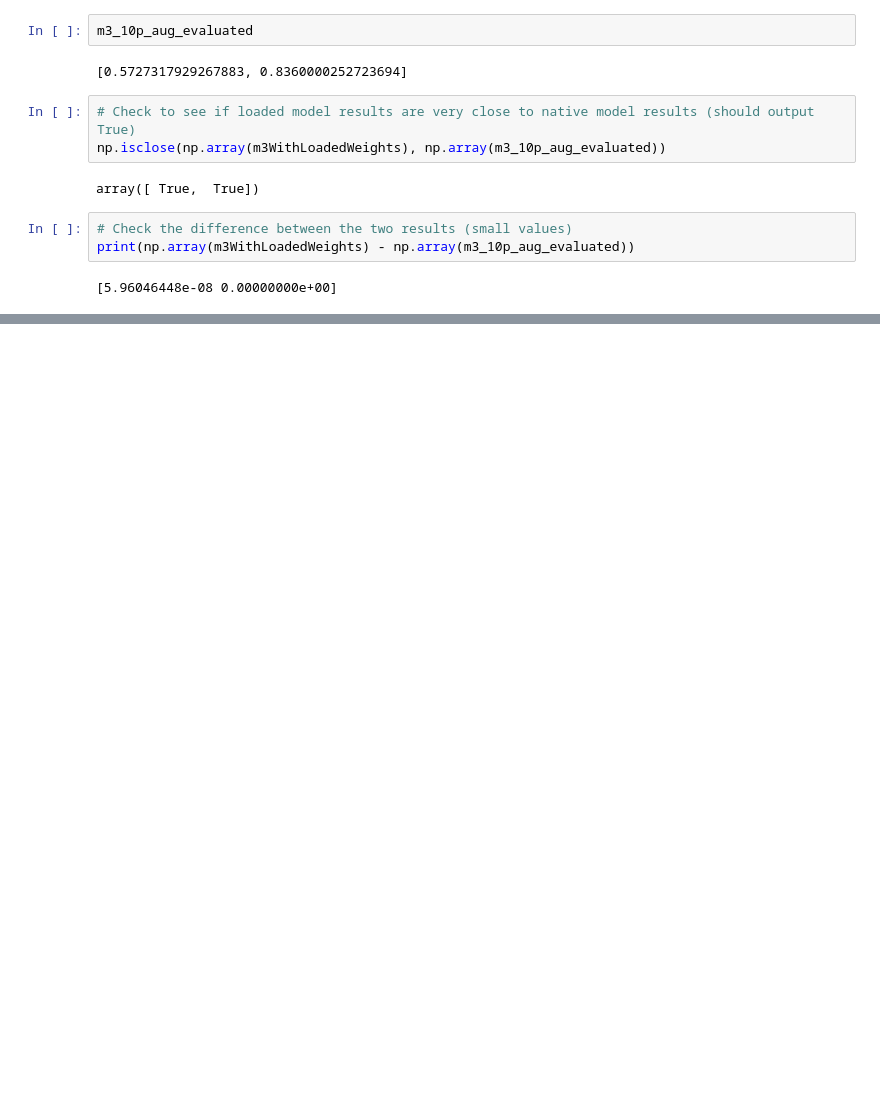
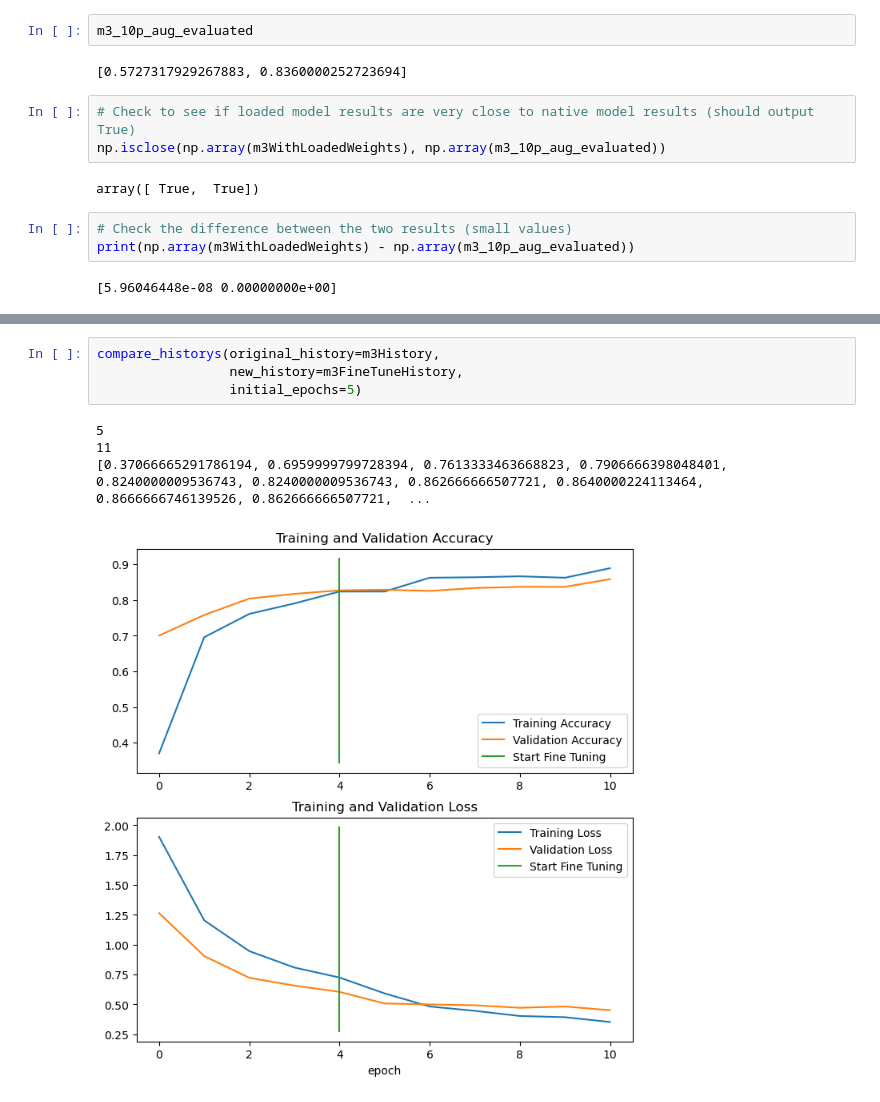
Before and after one commit to imagineLife/next-big-site, a Jupyter notebook: public/notebooks/fine-tuning-experiments.ipynb, the cells around one changed output, grey strips where cells are left out. Drawn from its saved outputs; the diff is of its cells as text; blank space fills up the shorter version.

```diff
--- a/public/notebooks/fine-tuning-experiments.ipynb
+++ b/public/notebooks/fine-tuning-experiments.ipynb
@@ -602,0 +780,9 @@ print(np.array(m3WithLoadedWeights) - np.array(m3_10p_aug_evaluated))
+# %%
+compare_historys(original_history=m3History,
+                 new_history=m3FineTuneHistory,
+                 initial_epochs=5)
+# %% [output]
+5
+11
+[0.37066665291786194, 0.6959999799728394, 0.7613333463668823, 0.7906666398048401, 0.8240000009536743, 0.8240000009536743, 0.862666666507721, 0.8640000224113464, 0.8666666746139526, 0.862666666507721,  ...
+[figure, added]
```
Also changed, not shown: parts of 21 cells of this notebook.
